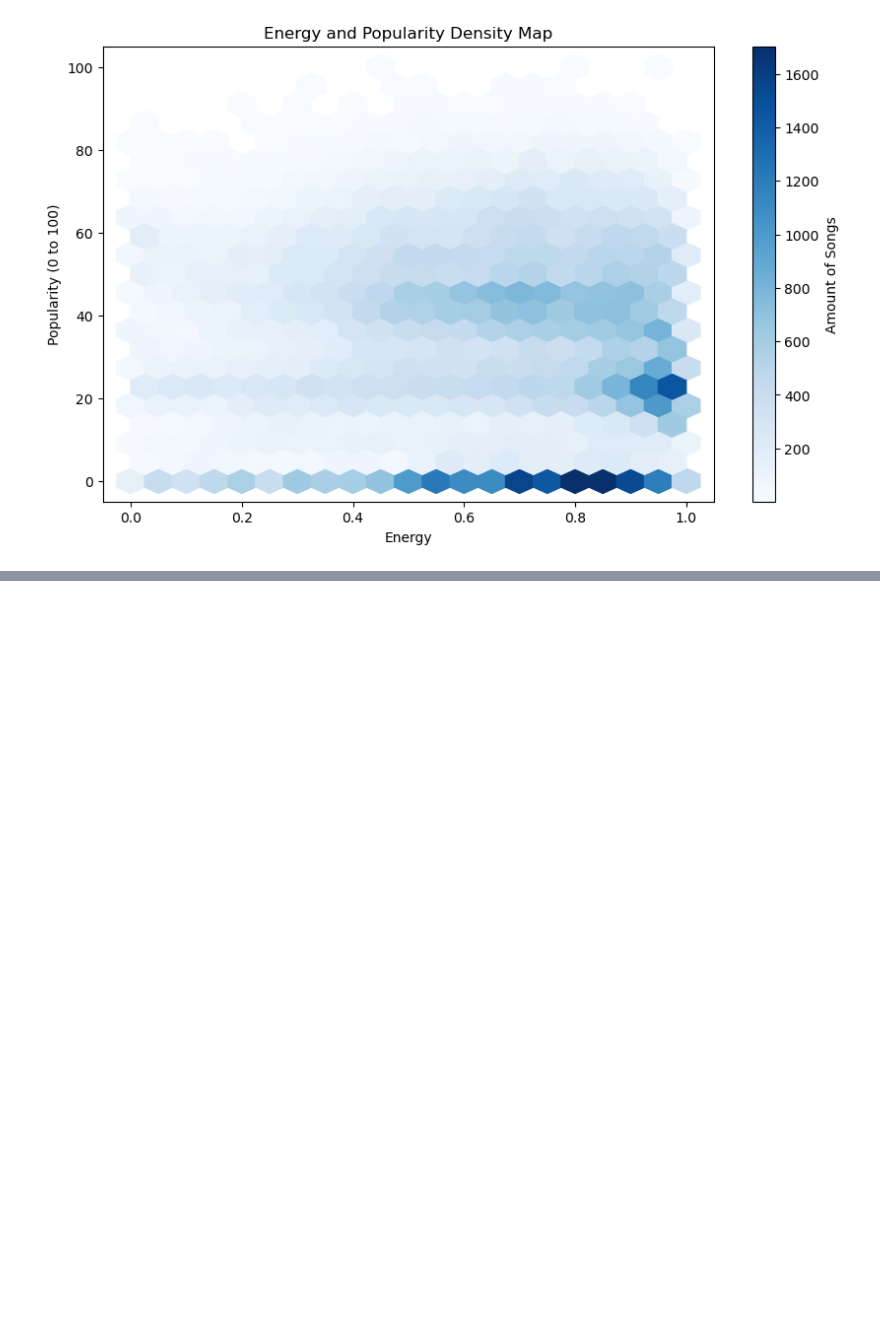
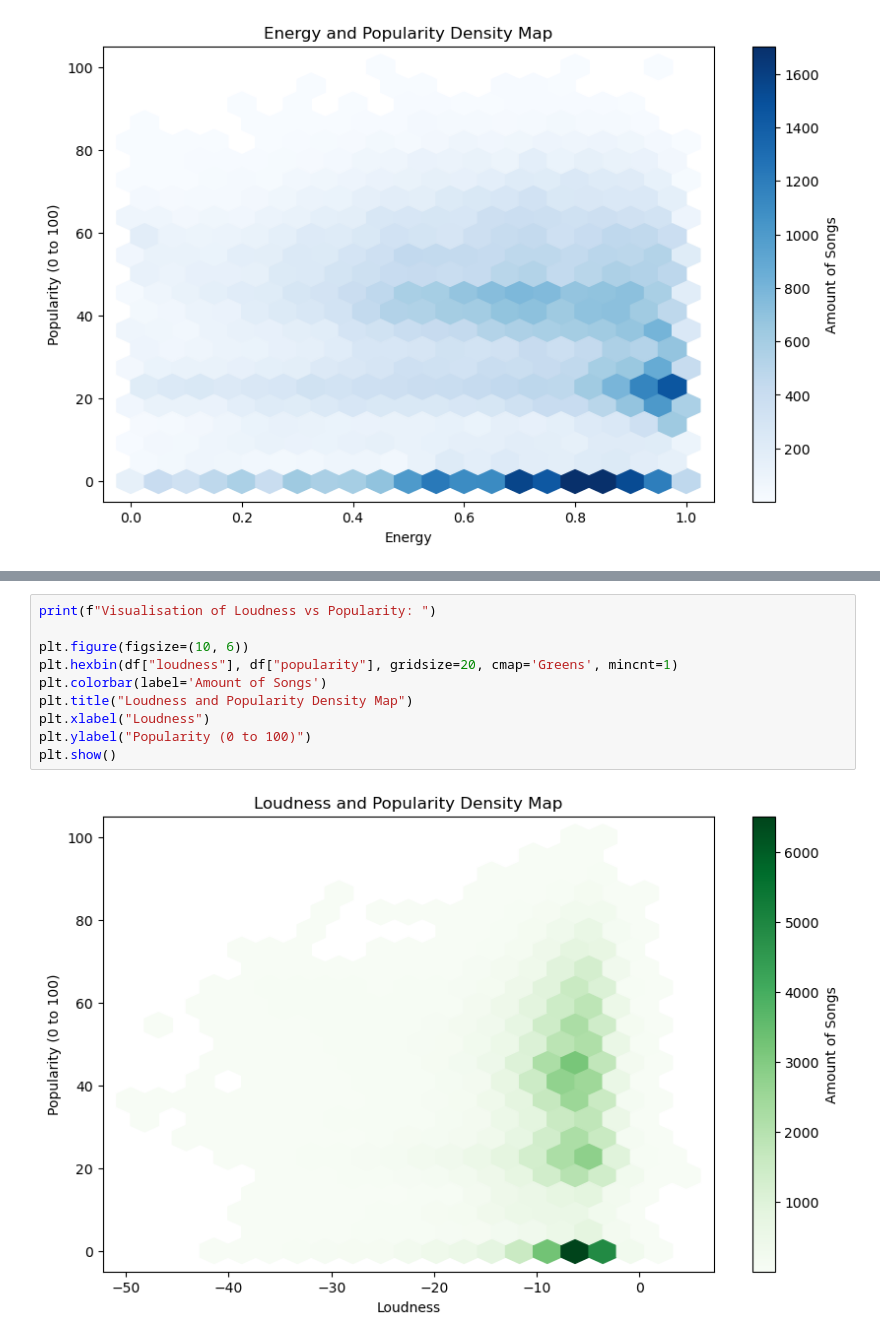
Before and after one commit to canreves/popularity-guesser, a Jupyter notebook: exploratory-data-analysis.ipynb, the cells around one changed output, grey strips where cells are left out. Drawn from its saved outputs; the diff is of its cells as text; blank space fills up the shorter version.

Commit message:
energy/danceability/loudness vs popularity

```diff
--- a/exploratory-data-analysis.ipynb
+++ b/exploratory-data-analysis.ipynb
@@ -39,3 +41,15 @@ plt.ylabel("Popularity (0 to 100)")
 plt.show()
 # %% [output]
 [figure]
+# %%
+print(f"Visualisation of Loudness vs Popularity: ")
+
+plt.figure(figsize=(10, 6))
+plt.hexbin(df["loudness"], df["popularity"], gridsize=20, cmap='Greens', mincnt=1)
+plt.colorbar(label='Amount of Songs')
+plt.title("Loudness and Popularity Density Map")
+plt.xlabel("Loudness")
+plt.ylabel("Popularity (0 to 100)")
+plt.show()
+# %% [output]
+[figure, added]
```
Also changed, not shown: parts of 1 cell of this notebook.
